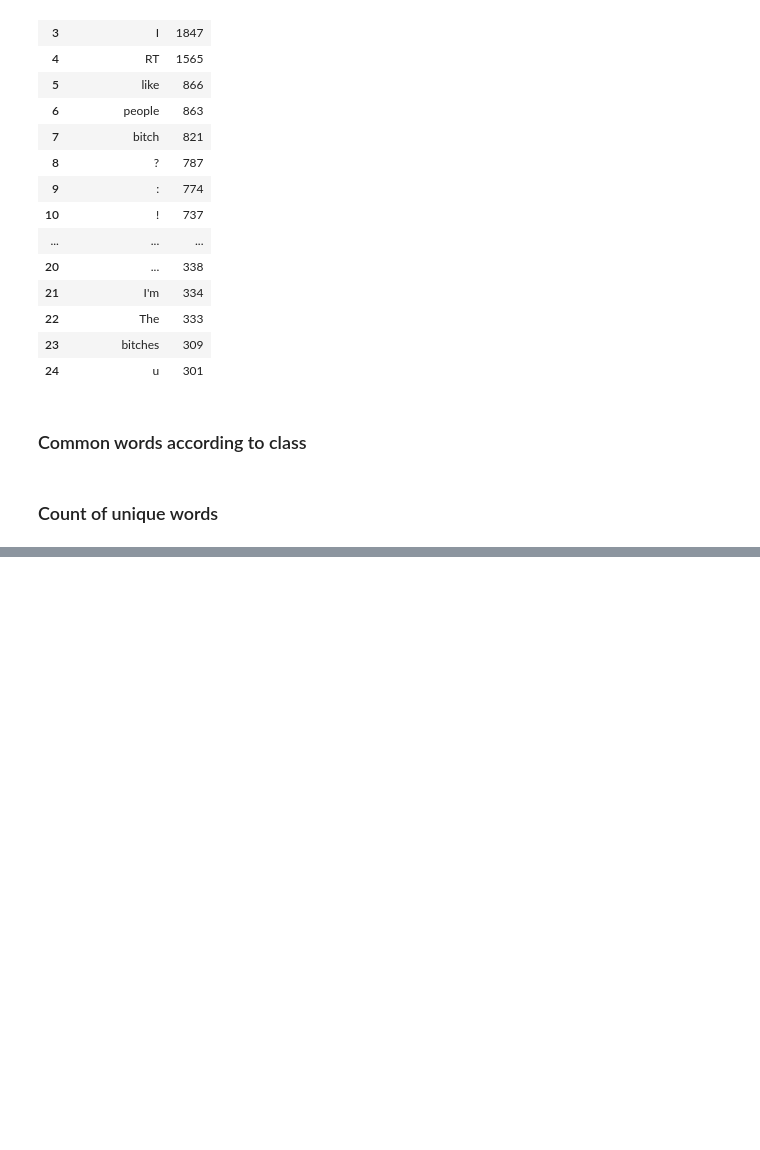
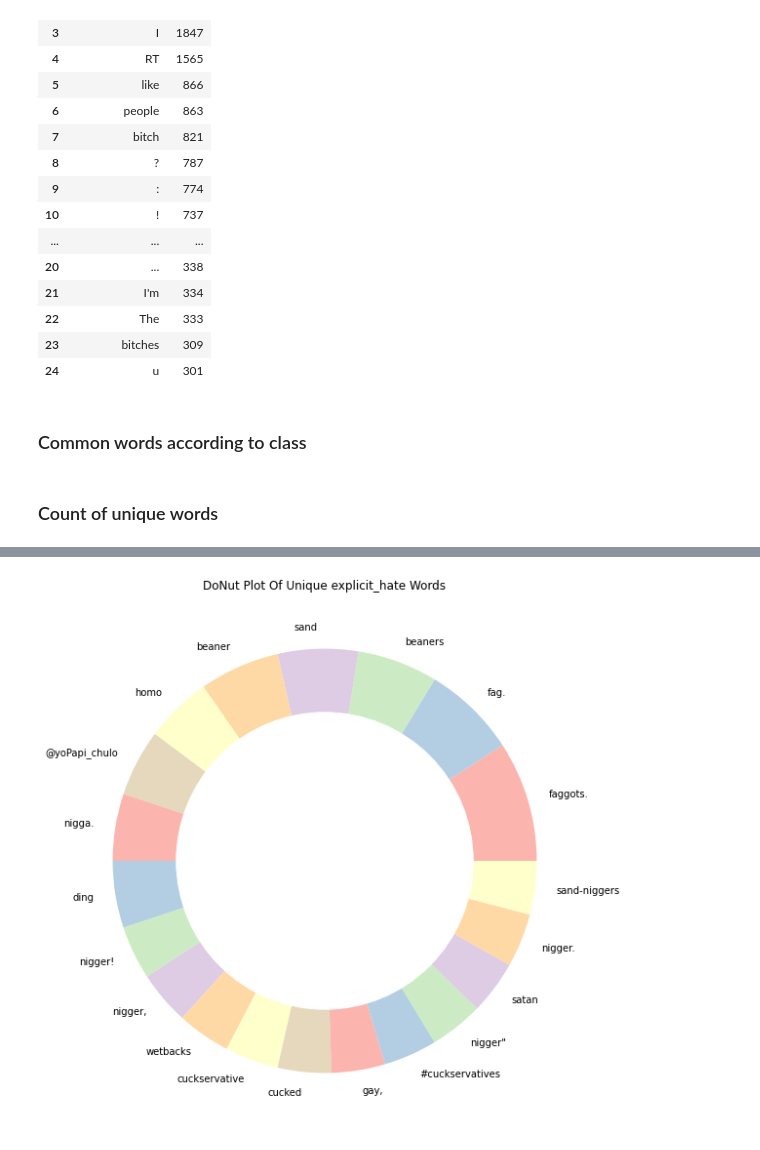
Before and after one commit to uadR1/nlphatespeech, a Jupyter notebook: Hina/count_words_per_class.ipynb, the cells around one changed output, grey strips where cells are left out. Saved outputs shown, nothing was run; the diff lists cells and outputs as text; code cells hidden in the pictures; blank space fills up the shorter version.

```diff
--- a/Hina/count_words_per_class.ipynb
+++ b/Hina/count_words_per_class.ipynb
@@ -381,0 +329,10 @@ AttributeError: 'AxesSubplot' object has no attribute 'plt'
+# %%
+plt.figure(figsize=(16,10))
+my_circle=plt.Circle((0,0), 0.7, color='white')
+plt.pie(Unique_explicit_hate['count'], labels=Unique_explicit_hate.words, colors=Pastel1_7.hex_colors)
+p=plt.gcf()
+p.gca().add_artist(my_circle)
+plt.title('DoNut Plot Of Unique explicit_hate Words')
+plt.show()
+# %% [output]
+[figure, added]
```
Also changed, not shown: parts of 8 cells of this notebook.
